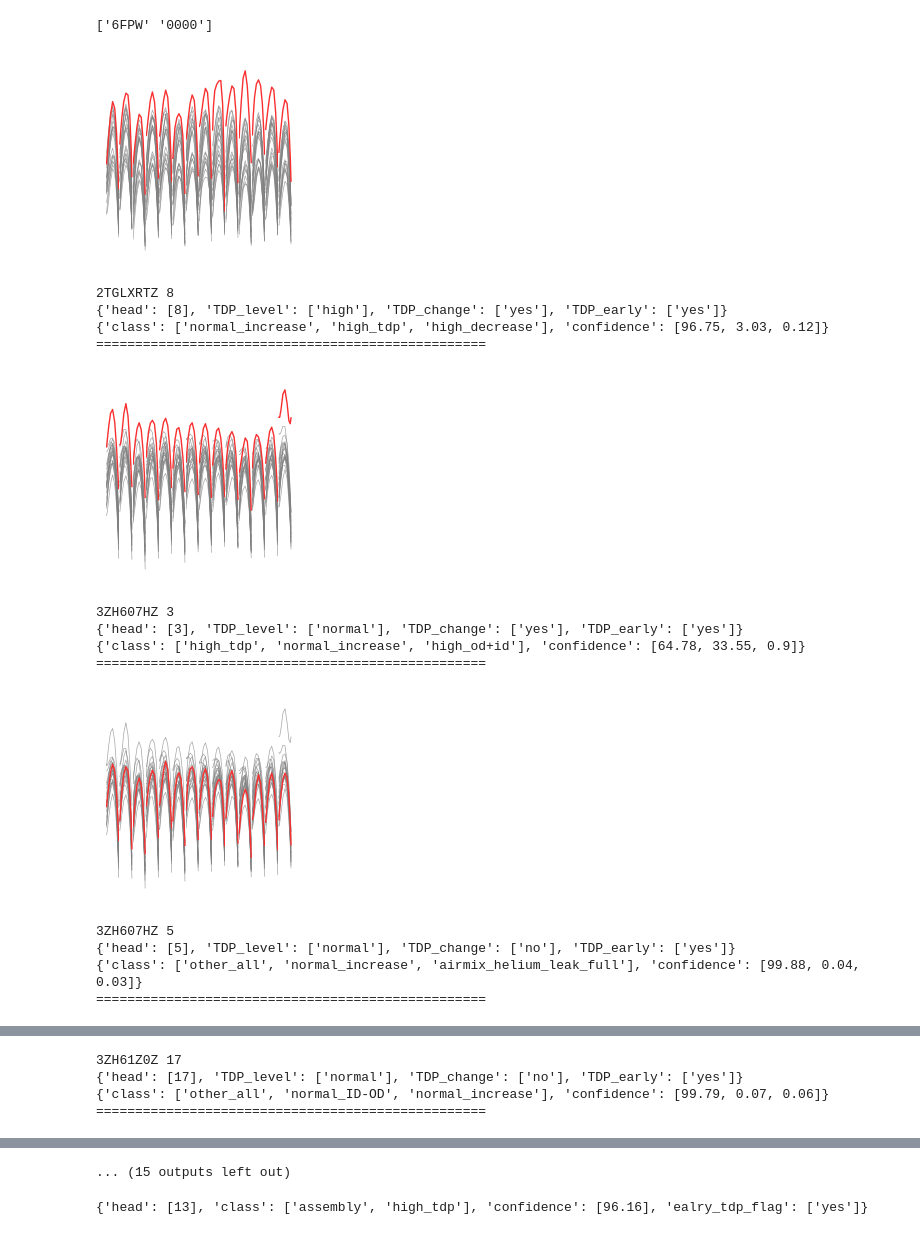
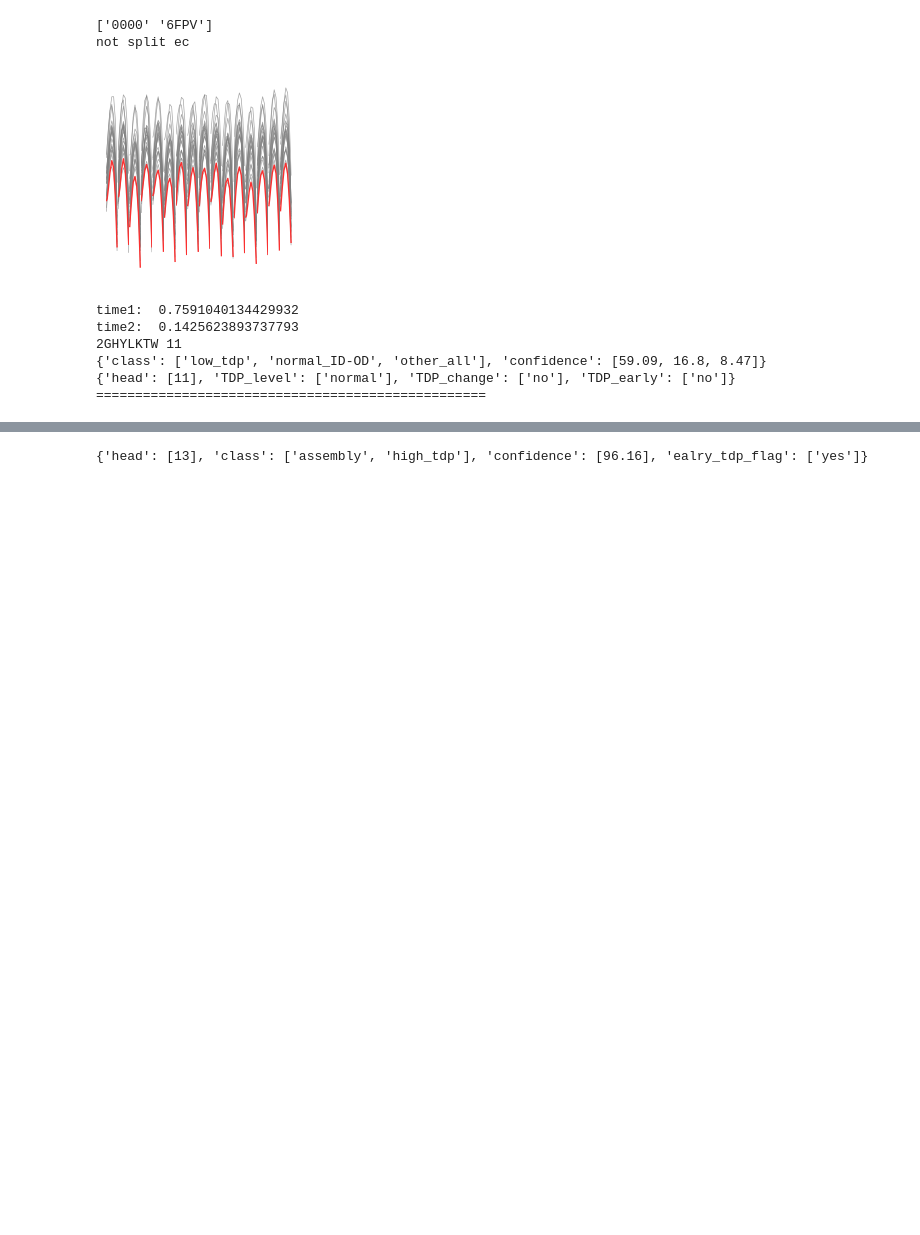
Before and after one commit to tongza331/temp_tdp_and_trainer, a Jupyter notebook: tdp_production/production_code/test_result.ipynb, the cells around one changed output, grey strips where cells are left out. Drawn from its saved outputs; the diff is of its cells as text; code cells hidden in the pictures; blank space fills up the shorter version.

```diff
--- a/tdp_production/production_code/test_result.ipynb
+++ b/tdp_production/production_code/test_result.ipynb
@@ -40,8 +41,8 @@ V_list = [
 ]
 # %%
 # model_path = r"C:\Users\1000303969\OneDrive - Western Digital\work\tdp classification\models\best_sequencer2d_m.in1k_all_v1_noNorm.pt"
-# model_path = r"C:\Users\1000303969\OneDrive - Western Digital\work\tdp classification\models\best_resnet18d_all_noNorm_kv1_fold3.pt"
-model_path = r"C:\Users\1000303969\OneDrive - Western Digital\work\tdp classification\models\models_cuda\best_sequencer2d_s.in1k_all_noNorm_kv1_cuda_fold3.pt"
+model_path = r"C:\Users\1000303969\OneDrive - Western Digital\work\tdp classification\models\best_resnet18d_all_noNorm_kv1_fold3.pt"
+# model_path = r"C:\Users\1000303969\OneDrive - Western Digital\work\tdp classification\models\models_cuda\best_sequencer2d_s.in1k_all_noNorm_kv1_cuda_fold3.pt"
 # model_path = r"C:\Users\1000303969\OneDrive - Western Digital\work\tdp classification\code\tdp_production\production_models\best_sequencer2d_s.in1k_normal_inc_dec_v1_noNorm_cuda.pt"
 predictor = CNN_Predictor(model_path=model_path)
 model = predictor.load_model()
@@ -56,13 +57,13 @@ Compose(
 # %%
 from PIL import Image
 
-csv_path = r"C:\Users\1000303969\OneDrive - Western Digital\work\tdp classification\VL_TDP\6FPW\TDP_6FPW.csv"
+# csv_path = r"C:\Users\1000303969\OneDrive - Western Digital\work\tdp classification\VL_TDP\6FPW\TDP_6FPW.csv"
 # csv_path = r"C:\Users\1000303969\OneDrive - Western Digital\work\tdp classification\VL_TDP\6FPR\TDP_6FPR.csv"
 # csv_path = r"C:\Users\1000303969\OneDrive - Western Digital\work\tdp classification\VL_TDP\6FPV\TDP_6FPV_R_W.csv"
-# hddsn = "2GHYLKTW"
-# csv_path = f"C:/Users/1000303969\OneDrive - Western Digital/work/tdp classification/VL_TDP/6FPV_v2/TDP_{hddsn}.csv"
+hddsn = "2GHYLKTW"
+csv_path = f"C:/Users/1000303969\OneDrive - Western Digital/work/tdp classification/VL_TDP/6FPV_v2/TDP_{hddsn}.csv"
 
-split_ec = True
+split_ec = False
 
 df = pd.read_csv(csv_path)
 ec = df["pfcode"].unique()
@@ -84,48 +85,47 @@ for hddsn in hddsn_list:
     failure_head_list = get_bad_head(df=df_filter)
     n_fh = len(failure_head_list)
     for fh_i in range(n_fh):
+        st1 = time.time()
         tdp = TDP(df=df_filter, bad_head_list=[failure_head_list[fh_i]])
         fig = tdp.display()
         plt.show()
         result = predictor.predict(model, fig, is_path=False)
+        end1 = time.time()
+        print("time1: ", end1 - st1)
+        st2 = time.time()
         obj = EARLY_TDP(df=df_filter, bad_head_list=[failure_head_list[fh_i]])
         symptom = obj.run()
+        end2 = time.time()
+        print("time2: ", end2 - st2)
         print(hddsn, failure_head_list[fh_i])
+        print(result)
         print(symptom)
-        print(result)
         print("==================================================")
 
 # hddsn_filter = "3ZH5Z5XZ"
 # df_filter = df[df["hddsn"] == hddsn_filter]
 # failure_head_list = get_bad_head(df=df_filter)
 # print(failure_head_list)
 # tdp = TDP(df=df_filter, bad_head_list=failure_head_list)
 # fig = tdp.display()
 # plt.show()
 
 # obj = EARLY_TDP(df=df_filter, bad_head_list=failure_head_list)
 # symptom = obj.run()
 # print(symptom)
 
 # result = predictor.predict(model, fig)
 # fig2 = predictor.convert_to_arr(fig)
 
 # result = predictor.predict(model, fig, is_path=False)
 # print(result)
 # %% [output]
-['6FPW' '0000']
+['0000' '6FPV']
+not split ec
-[figure, old version]
+[figure, new version]
-2TGLXRTZ 8
-{'head': [8], 'TDP_level': ['high'], 'TDP_change': ['yes'], 'TDP_early': ['yes']}
-{'class': ['normal_increase', 'high_tdp', 'high_decrease'], 'confidence': [96.75, 3.03, 0.12]}
+time1:  0.7591040134429932
+time2:  0.1425623893737793
+2GHYLKTW 11
+{'class': ['low_tdp', 'normal_ID-OD', 'other_all'], 'confidence': [59.09, 16.8, 8.47]}
+{'head': [11], 'TDP_level': ['normal'], 'TDP_change': ['no'], 'TDP_early': ['no']}
 ==================================================
-[figure, removed]
-3ZH607HZ 3
-{'head': [3], 'TDP_level': ['normal'], 'TDP_change': ['yes'], 'TDP_early': ['yes']}
-{'class': ['high_tdp', 'normal_increase', 'high_od+id'], 'confidence': [64.78, 33.55, 0.9]}
-==================================================
-[figure, removed]
-3ZH607HZ 5
-{'head': [5], 'TDP_level': ['normal'], 'TDP_change': ['no'], 'TDP_early': ['yes']}
-{'class': ['other_all', 'normal_increase', 'airmix_helium_leak_full'], 'confidence': [99.88, 0.04, 0.03]}
-==================================================
@@ -133,4 +131,0 @@ for hddsn in hddsn_list:
-3ZH61Z0Z 17
-{'head': [17], 'TDP_level': ['normal'], 'TDP_change': ['no'], 'TDP_early': ['yes']}
-{'class': ['other_all', 'normal_ID-OD', 'normal_increase'], 'confidence': [99.79, 0.07, 0.06]}
-==================================================
@@ -143,4 +132,3 @@ for hddsn in hddsn_list:
-... (15 outputs left out)
 # %%
 test_dict = {
         'high_tdp': 51.25,
```
Also changed, not shown: parts of 3 cells of this notebook, 4 other files.
